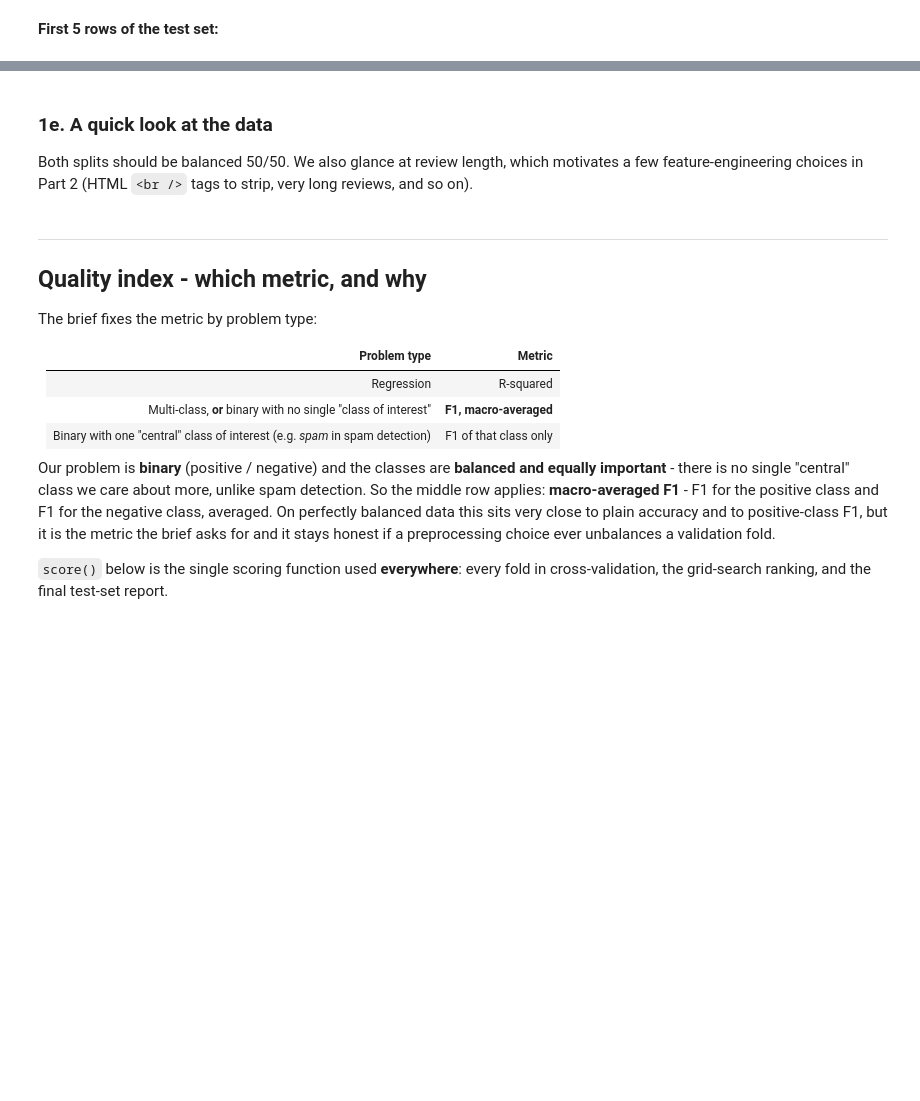
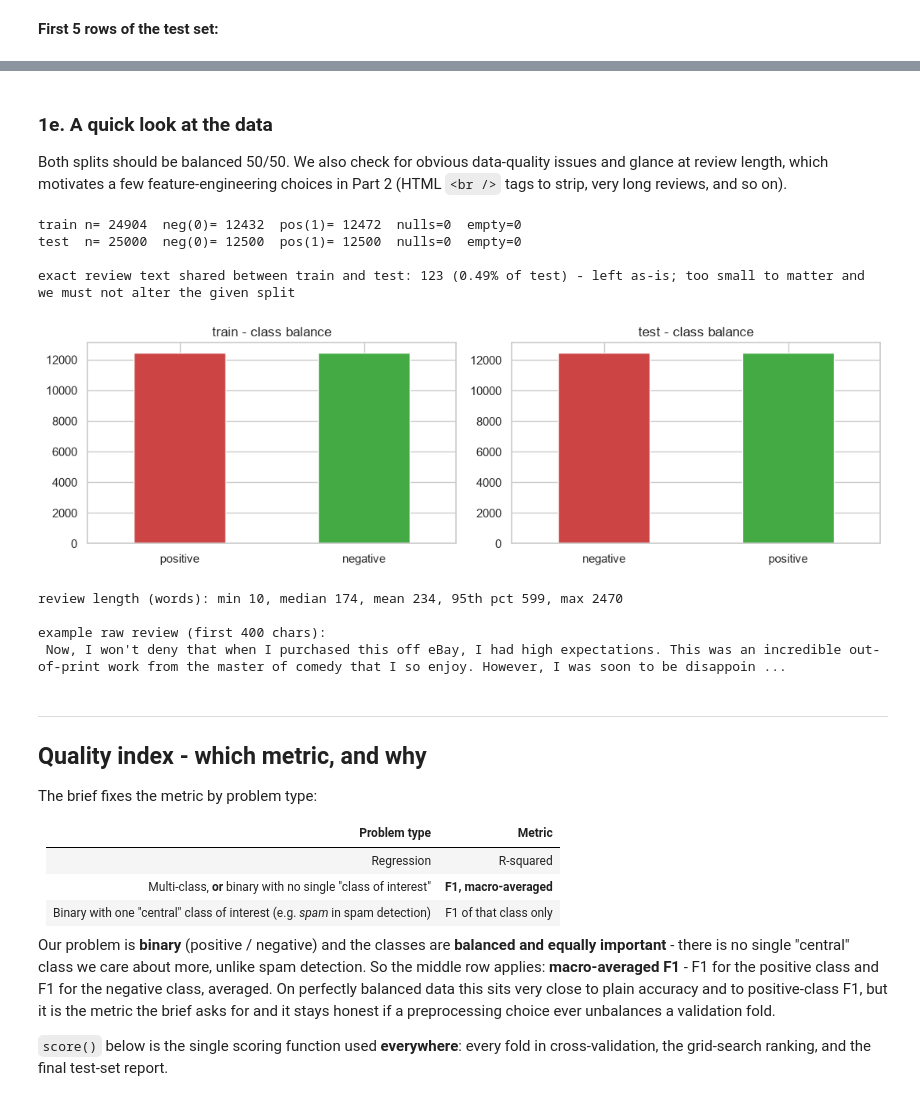
Before and after one commit to Tomer-Raz/machine-learning-hit, a Jupyter notebook: notebook.ipynb, the cells around one changed output, grey strips where cells are left out. Drawn from its saved outputs; the diff is of its cells as text; code cells hidden in the pictures; blank space fills up the shorter version.

```diff
--- a/notebook.ipynb
+++ b/notebook.ipynb
@@ -142,26 +181,41 @@ df_test.head()
 # %% [markdown]
 ### 1e. A quick look at the data
 
-Both splits should be balanced 50/50. We also glance at review length, which motivates a few
-feature-engineering choices in Part 2 (HTML `<br />` tags to strip, very long reviews, and so on).
+Both splits should be balanced 50/50. We also check for obvious data-quality issues and glance at
+review length, which motivates a few feature-engineering choices in Part 2 (HTML `<br />` tags to
+strip, very long reviews, and so on).
 # %%
 for name, d in [("train", df_train), ("test", df_test)]:
     c = d["label"].value_counts().sort_index()
     print("%-5s n=%6d  neg(0)=%6d  pos(1)=%6d  nulls=%d  empty=%d" % (
         name, len(d), c.get(0, 0), c.get(1, 0),
         d["review"].isna().sum(), (d["review"].str.strip() == "").sum()))
+
+overlap = len(set(df_train["review"]) & set(df_test["review"]))
+print("\nexact review text shared between train and test: %d (%.2f%% of test) - left as-is; "
+      "too small to matter and we must not alter the given split" % (overlap, 100 * overlap / len(df_test)))
 
 fig, ax = plt.subplots(1, 2, figsize=(11, 3.4))
 for a, (name, d) in zip(ax, [("train", df_train), ("test", df_test)]):
     (d["label"].map({0: "negative", 1: "positive"}).value_counts()
         .plot.bar(ax=a, color=["#cc4444", "#44aa44"]))
     a.set_title(name + " - class balance"); a.set_xlabel(""); a.tick_params(axis="x", rotation=0)
 plt.tight_layout(); plt.show()
 
 wl = df_train["review"].str.split().str.len()
 print("\nreview length (words): min %d, median %d, mean %.0f, 95th pct %d, max %d" % (
     wl.min(), wl.median(), wl.mean(), wl.quantile(0.95), wl.max()))
 print("\nexample raw review (first 400 chars):\n", df_train["review"].iloc[0][:400])
+# %% [output]
+train n= 24904  neg(0)= 12432  pos(1)= 12472  nulls=0  empty=0
+test  n= 25000  neg(0)= 12500  pos(1)= 12500  nulls=0  empty=0
+
+exact review text shared between train and test: 123 (0.49% of test) - left as-is; too small to matter and we must not alter the given split
+[figure, added]
+review length (words): min 10, median 174, mean 234, 95th pct 599, max 2470
+
+example raw review (first 400 chars):
+ Now, I won't deny that when I purchased this off eBay, I had high expectations. This was an incredible out-of-print work from the master of comedy that I so enjoy. However, I was soon to be disappoin ...
 # %% [markdown]
 ---
 ## Quality index - which metric, and why
```
Also changed, not shown: parts of 12 cells of this notebook, 4 other files.
